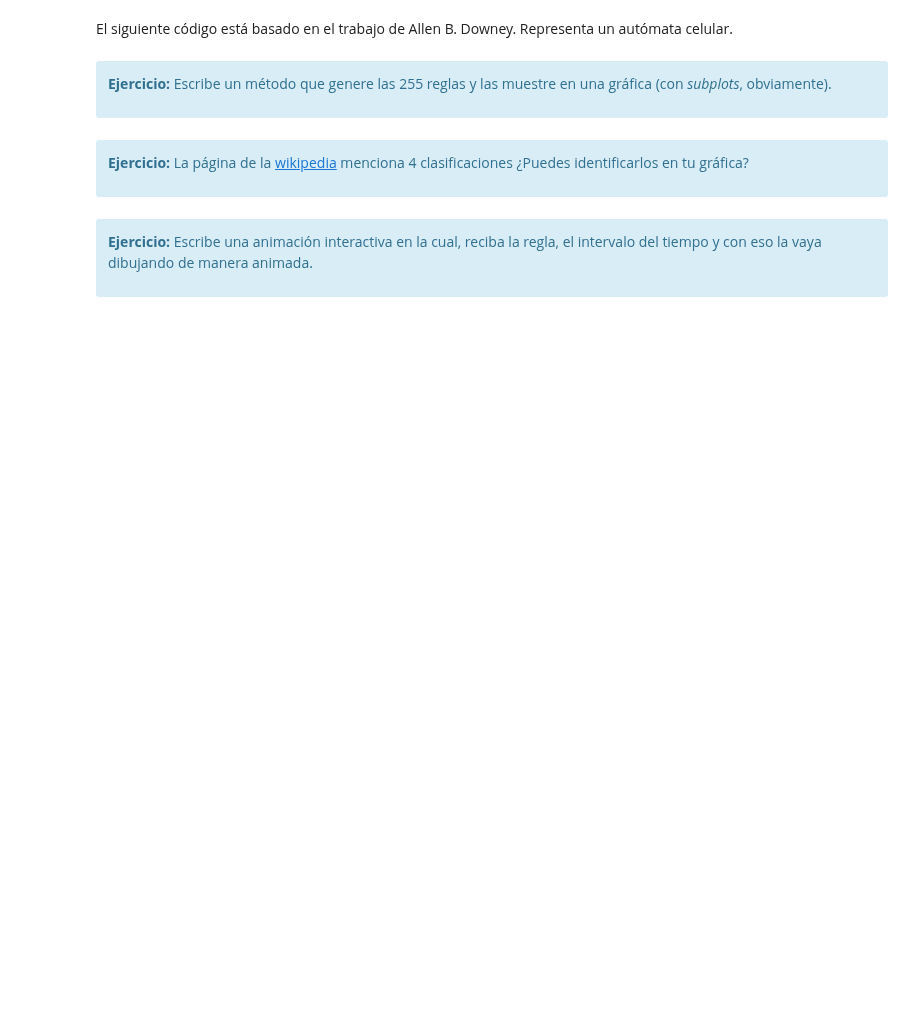
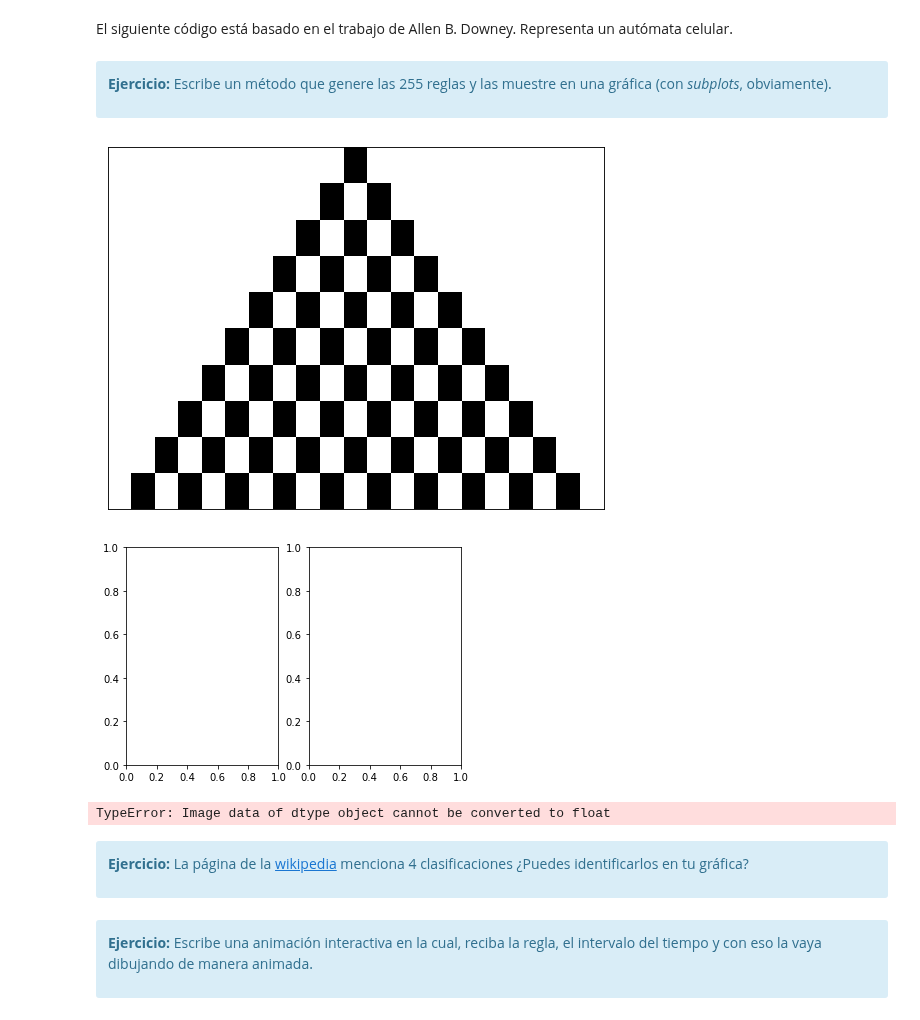
Before and after one commit to Skalas/Matematicas-Computacionales-fall2021, a Jupyter notebook: week4/AlgebraLineal1.ipynb, the cells around one changed output. Drawn from its saved outputs; the diff is of its cells as text; code cells hidden in the pictures; blank space fills up the shorter version.

Commit message:
espero no sea un error

```diff
--- a/week4/AlgebraLineal1.ipynb
+++ b/week4/AlgebraLineal1.ipynb
@@ -196,6 +225,21 @@ drawer.show()
 
 **Ejercicio:** Escribe un método que genere las 255 reglas y las muestre en una gráfica (con _subplots_, obviamente).
 </div>
+# %%
+rule = 50
+n = 10
+ca = CA(rule, n)
+ca.start_single()
+ca.loop(n-1)
+drawer = CADrawer()
+#drawer.draw(ca)
+#drawer.show()
+fig, ax = plt.subplots(1,2)
+ax[0].imshow()
+# %% [output]
+[figure, added]
+[figure, added]
+TypeError: Image data of dtype object cannot be converted to float
 # %% [markdown]
 <div class="alert alert-info">
 
```
Also changed, not shown: parts of 6 cells of this notebook, 1 other file.
